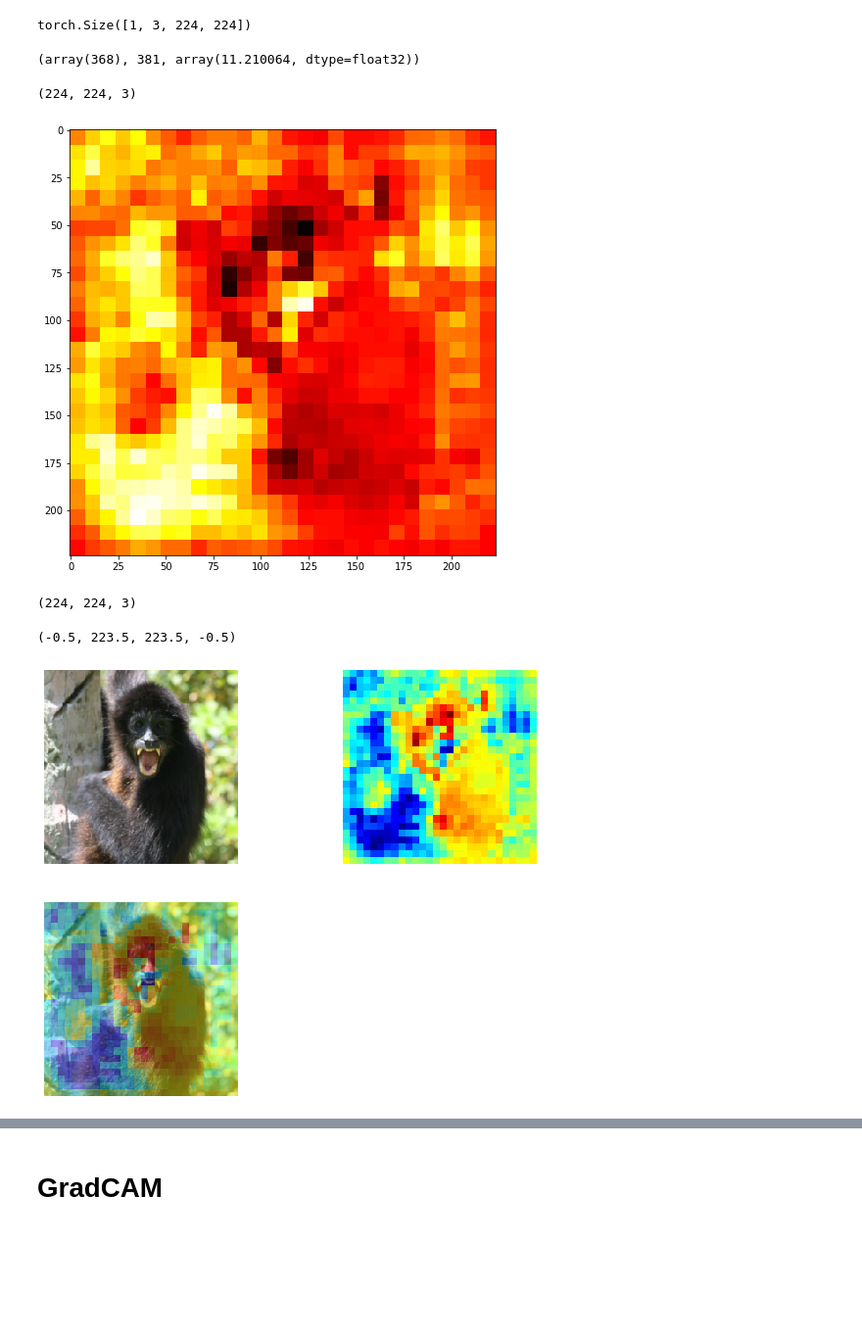
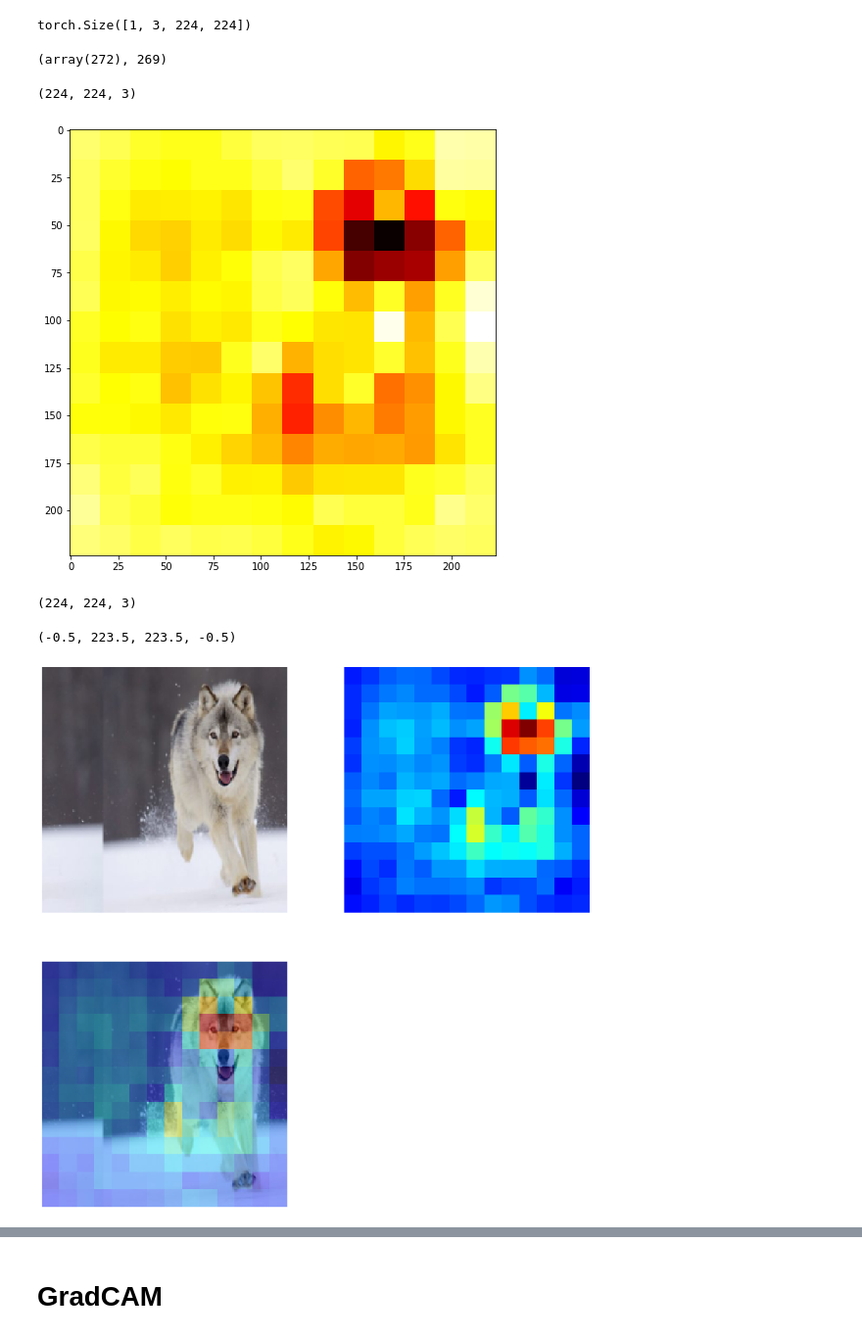
Before and after one commit to harshm121/image-transformation-degradation, a Jupyter notebook: visualization.ipynb, the cells around one changed output, grey strips where cells are left out. Shown at 98% size. Cells and saved outputs as stored; diff of their text form; code cells hidden in the pictures; blank space fills up the shorter version.

Commit message:
Visualisations

```diff
--- a/visualization.ipynb
+++ b/visualization.ipynb
@@ -39,8 +39,9 @@ AlexNet(
   )
 )
 # %%
-image_name = 'ILSVRC2012_val_00006758.JPEG'
-i1 = './data/imagenet/ILSVRC/Data/CLS-LOC/val_10p/images/'+image_name
+image_name = 'ILSVRC2012_val_00001172.JPEG'
+# i1 = './data/imagenet/ILSVRC/Data/CLS-LOC/val_10p/images/'+image_name
+i1 = './streamLitHelp/images/horizontal/' + image_name
 l1 = int(labels[image_name.split('.')[0]])
 # %%
 print(i1, l1)
@@ -49,7 +50,6 @@ print(i1, l1)
 # %%
 preprocessing1 = transforms.Compose([
-    transforms.Resize(256),
-    transforms.CenterCrop(224),
+    transforms.Resize((224, 224)),
 ])
 
 preprocessing2 = transforms.Compose([
@@ -59,8 +59,7 @@ preprocessing2 = transforms.Compose([
 ])
 
 preprocessing = transforms.Compose([
-    transforms.Resize(256),
-    transforms.CenterCrop(224),
+    transforms.Resize((224, 224)),
     transforms.ToTensor(),
     transforms.Normalize(mean=[0.485, 0.456, 0.406],
                                  std=[0.229, 0.224, 0.225]),
@@ -73,11 +72,12 @@ print(img.shape)
 # %% [output]
 torch.Size([1, 3, 224, 224])
 # %%
-torch.argmax(model(img)).numpy(), l1, model(img)[0][370].data.numpy()
+torch.argmax(model(img)).numpy(), l1,
 # %% [output]
-(array(368), 381, array(11.210064, dtype=float32))
+(array(272), 269)
 # %%
-occSize = 8
+realPred = int(model(img)[0][l1].data.numpy())
+occSize = 16
 preds = np.zeros((224, 224))
 img = Image.open(i1).convert('RGB')
 img = np.array(preprocessing1(img))
@@ -89,7 +89,7 @@ for i in range(0, 224, occSize):
         img1 = Image.fromarray(img1)
         img1 = preprocessing2(img1).unsqueeze(dim = 0).to(device)
         pred = model(img1)
-        pred = -pred[0][l1].detach()
+        pred = -realPred+pred[0][l1].detach()
         preds[i:i+occSize, j:j+occSize] = pred
 
 preds = 255.*(preds-np.min(preds))/(np.max(preds)-np.min(preds))
@@ -98,11 +98,10 @@ preds = 255.*(preds-np.min(preds))/(np.max(preds)-np.min(preds))
 # %%
 import matplotlib.pyplot as plt
 import numpy as np
-
 plt.imshow(preds, cmap='hot', interpolation='nearest')
 plt.show()
 # %% [output]
-[figure, old version]
+[figure, new version]
 # %%
 import cv2
 map_img = np.uint8(preds)
@@ -111,15 +110,15 @@ heatmap_img = cv2.applyColorMap(map_img, cv2.COLORMAP_JET)
 fin = cv2.addWeighted(heatmap_img, 0.4, img, 0.6, 0)
 # %%
 print(img.shape)
-fig, axs = plt.subplots(2, 2)
+fig, axs = plt.subplots(2, 2, figsize=(15,15))
 axs[0, 0].imshow(img)
 axs[0, 1].imshow(heatmap_img, alpha = 1., cmap = plt.cm.jet)
 axs[1, 0].imshow(fin, alpha = 1., cmap = plt.cm.jet)
 axs[1, 1].remove()
 axs[0, 0].axis('off')
 axs[0, 1].axis('off')
 axs[1, 0].axis('off')
 # %% [output]
 (224, 224, 3)
 (-0.5, 223.5, 223.5, -0.5)
-[figure, old version]
+[figure, new version]
```
Also changed, not shown: parts of 4 cells of this notebook, 59 other files.
